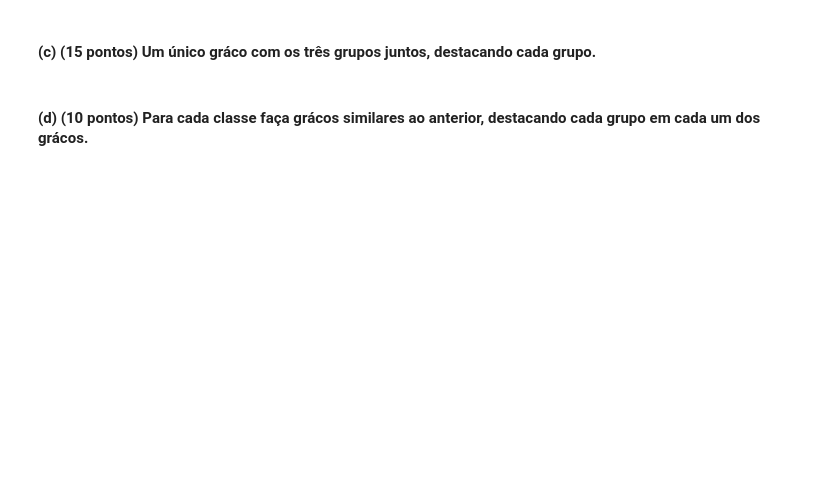
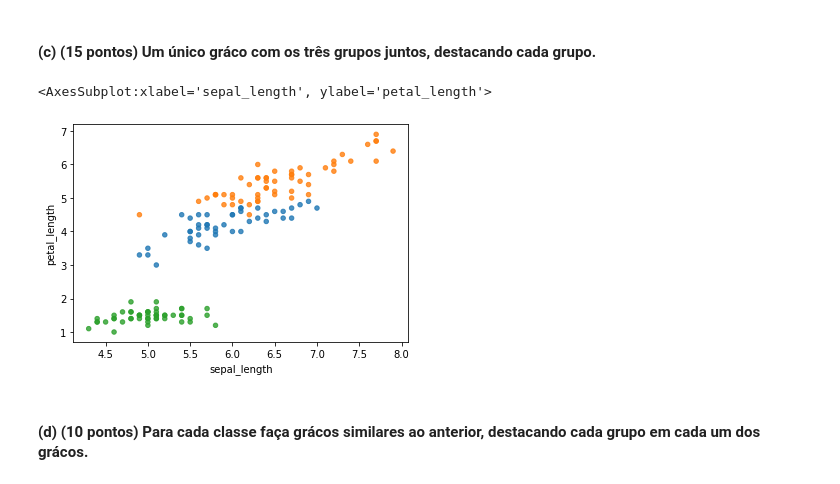
Before and after one commit to yuriresendematias/Aprendizagem-de-Maquina, a Jupyter notebook: Semana 10/Atividade10.ipynb, the cells around one changed output. Saved outputs shown, nothing was run; the diff lists cells and outputs as text; code cells hidden in the pictures; blank space fills up the shorter version.

```diff
--- a/Semana 10/Atividade10.ipynb
+++ b/Semana 10/Atividade10.ipynb
@@ -136,4 +136,13 @@ g3.corr()
 # %% [markdown]
 #### (c) (15 pontos) Um único gráco com os três grupos juntos, destacando cada grupo.
+# %%
+import matplotlib.pyplot as plt
+
+fig, ax = plt.subplots()
+colors  = [f'C{c}' for c in predict]
+x_iris.plot.scatter('sepal_length','petal_length', c=colors, alpha=0.8, ax=ax)
+# %% [output]
+<AxesSubplot:xlabel='sepal_length', ylabel='petal_length'>
+[figure, added]
 # %% [markdown]
 #### (d) (10 pontos) Para cada classe faça grácos similares ao anterior, destacando cada grupo em cada um dos grácos.
```
Also changed, not shown: parts of 17 cells of this notebook.
